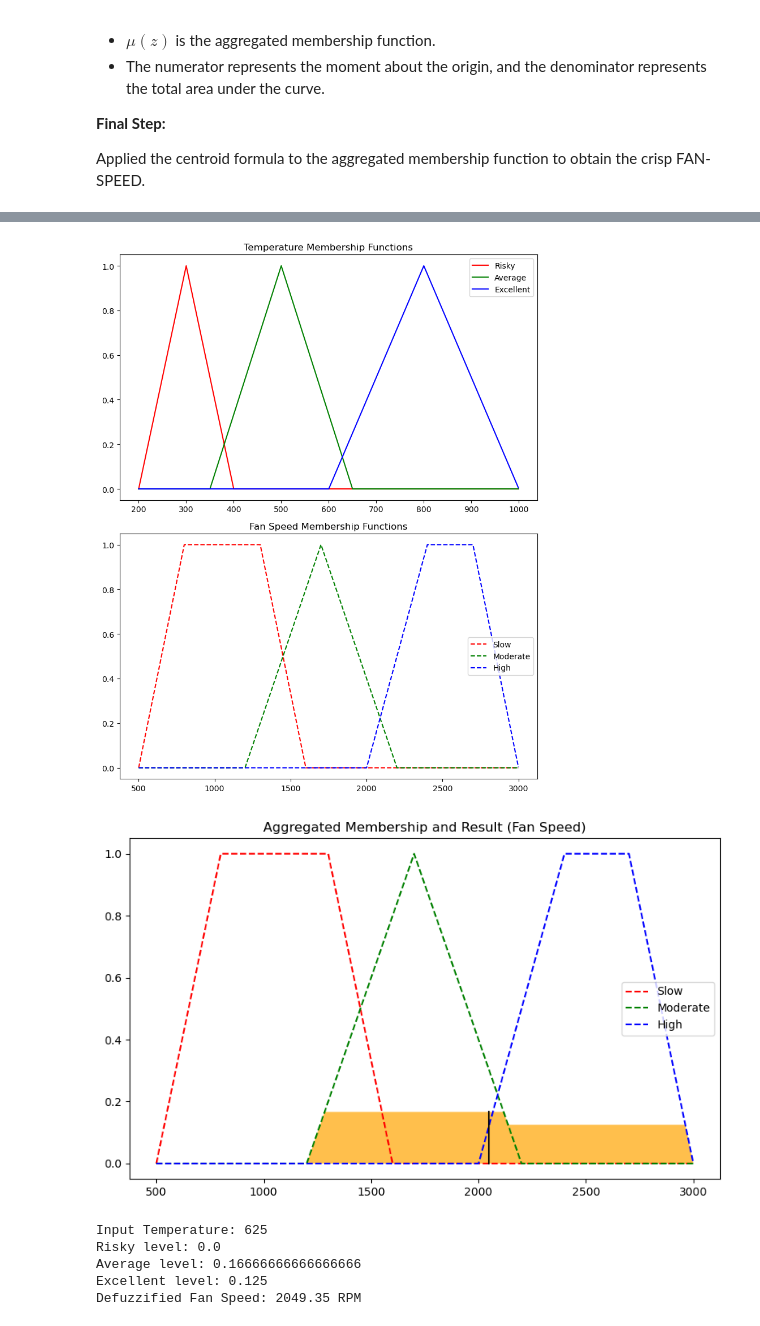
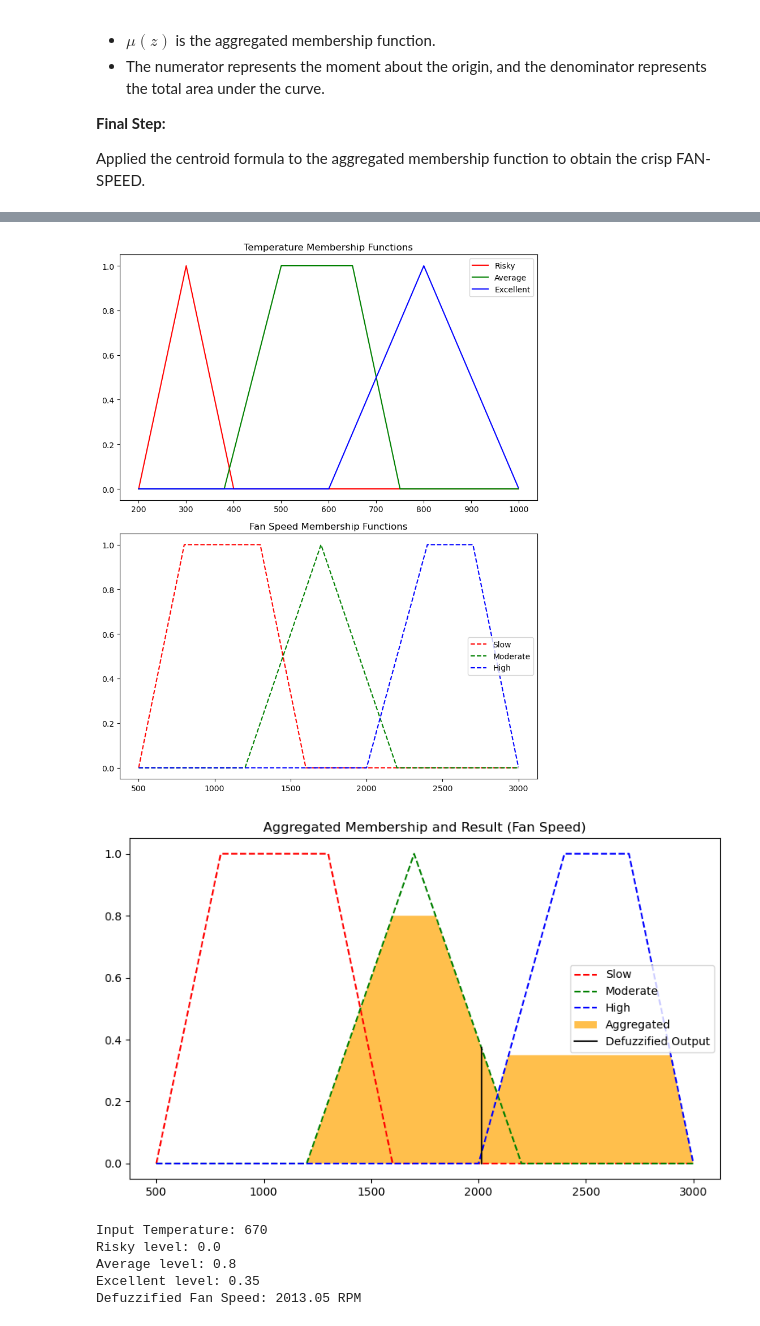
Before and after one commit to Uttam-Mahata/Soft_Computing, a Jupyter notebook: Assignment3/Fuzzy_Numbers.ipynb, the cells around one changed output, grey strips where cells are left out. Cells and saved outputs as stored; diff of their text form; code cells hidden in the pictures.

Commit message:
Refactor code: Fix formatting in temperature membership functions

```diff
--- a/Assignment3/Fuzzy_Numbers.ipynb
+++ b/Assignment3/Fuzzy_Numbers.ipynb
@@ -96,7 +96,7 @@ import numpy as np
 import matplotlib.pyplot as plt
 
 
-x = np.linspace(0, 8, 100)
+x = np.linspace(0, 8, 500)
 
 
 def trapezoidal(x, a, b, c, d):
@@ -350,7 +350,7 @@ def trapmf(x, a, b, c, d):
 
 # Temperature membership functions
 temp_excellent = trimf(x_temp, 600, 800, 1000)
-temp_average = trimf(x_temp, 350, 500, 650)
+temp_average = trapmf(x_temp, 380, 500, 650, 750)
 temp_risky = trimf(x_temp, 200, 300, 400)
 
 # Fan speed membership functions
@@ -358,7 +358,6 @@ fan_slow = trapmf(x_fan, 500, 800, 1300, 1600)  # Slow fan speed
 fan_moderate = trimf(x_fan, 1200, 1700, 2200)  # Moderate fan speed
 fan_high = trapmf(x_fan, 2000, 2400, 2700, 3000)  # High fan speed
 
-# Plotting Membership Functions
 fig, (ax1, ax2) = plt.subplots(nrows=2, figsize=(8, 10))
 
 ax1.plot(x_temp, temp_risky, 'r', label='Risky')
@@ -381,7 +380,7 @@ temp_input = int(input("Enter the temperature (in Celsius): "))
 if temp_input < 0 or temp_input > 1000:
     raise ValueError("Temperature should be between 0 and 1000 Celsius")
 
-# Fuzzify the temperature
+# Fuzzify input temperature
 def fuzzify(x, mf):
     return np.interp(x, x_temp, mf)
 
@@ -389,46 +388,46 @@ temp_risky_level = fuzzify(temp_input, temp_risky)
 temp_average_level = fuzzify(temp_input, temp_average)
 temp_excellent_level = fuzzify(temp_input, temp_excellent)
 
-# Corrected Rules:
+# Apply rules for fuzzy inference
 rule1 = np.fmin(temp_risky_level, fan_slow)      # If temp is risky, fan is slow
 rule2 = np.fmin(temp_average_level, fan_moderate) # If temp is average, fan is moderate
 rule3 = np.fmin(temp_excellent_level, fan_high)  # If temp is excellent, fan is high
 
-# Aggregating the rules
+# Aggregate all rules
 aggregated = np.fmax(rule1, np.fmax(rule2, rule3))
 
-# Defuzzification (centroid method)
+# Defuzzify the result
 def defuzz(x, mf):
     return np.sum(x * mf) / np.sum(mf)
 
 fan_speed = defuzz(x_fan, aggregated)
 fan_speed_activation = np.interp(fan_speed, x_fan, aggregated)
 
-# Plot the result
+# Plot the results of the fuzzy inference and defuzzification
 fig, ax0 = plt.subplots(figsize=(8, 5))
 
 ax0.plot(x_fan, fan_slow, 'r', linestyle='--', label='Slow')
 ax0.plot(x_fan, fan_moderate, 'g', linestyle='--', label='Moderate')
 ax0.plot(x_fan, fan_high, 'b', linestyle='--', label='High')
-ax0.fill_between(x_fan, 0, aggregated, facecolor='Orange', alpha=0.7)
-ax0.plot([fan_speed, fan_speed], [0, fan_speed_activation], 'k', linewidth=1.5, alpha=0.9)
+ax0.fill_between(x_fan, 0, aggregated, facecolor='Orange', alpha=0.7, label='Aggregated')
+ax0.plot([fan_speed, fan_speed], [0, fan_speed_activation], 'k', linewidth=1.5, alpha=0.9, label='Defuzzified Output')
 ax0.set_title('Aggregated Membership and Result (Fan Speed)')
 ax0.legend()
 
 plt.tight_layout()
 plt.show()
 
 # Print the fuzzy input levels and final crisp fan speed
 print(f"Input Temperature: {temp_input}")
 print(f"Risky level: {temp_risky_level}")
 print(f"Average level: {temp_average_level}")
 print(f"Excellent level: {temp_excellent_level}")
 print(f"Defuzzified Fan Speed: {fan_speed:.2f} RPM")
 # %% [output]
-[figure, old version]
+[figure, new version]
-[figure, old version]
+[figure, new version]
-Input Temperature: 625
+Input Temperature: 670
 Risky level: 0.0
-Average level: 0.16666666666666666
-Excellent level: 0.125
-Defuzzified Fan Speed: 2049.35 RPM
+Average level: 0.8
+Excellent level: 0.35
+Defuzzified Fan Speed: 2013.05 RPM
```
Also changed, not shown: parts of 1 cell of this notebook, 1 other file.
